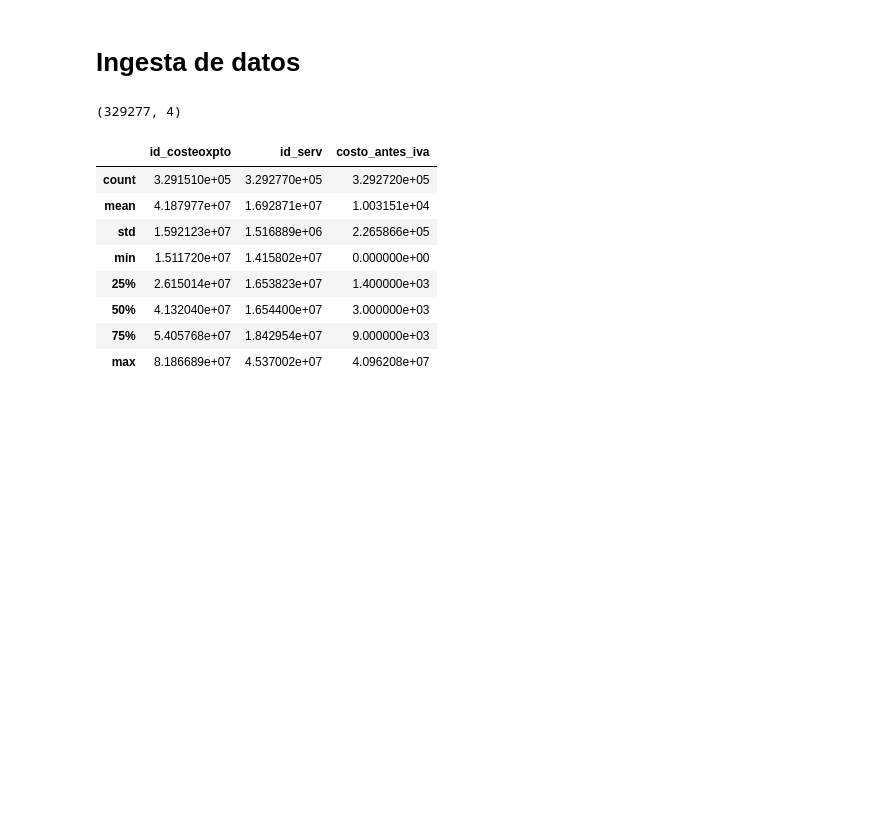
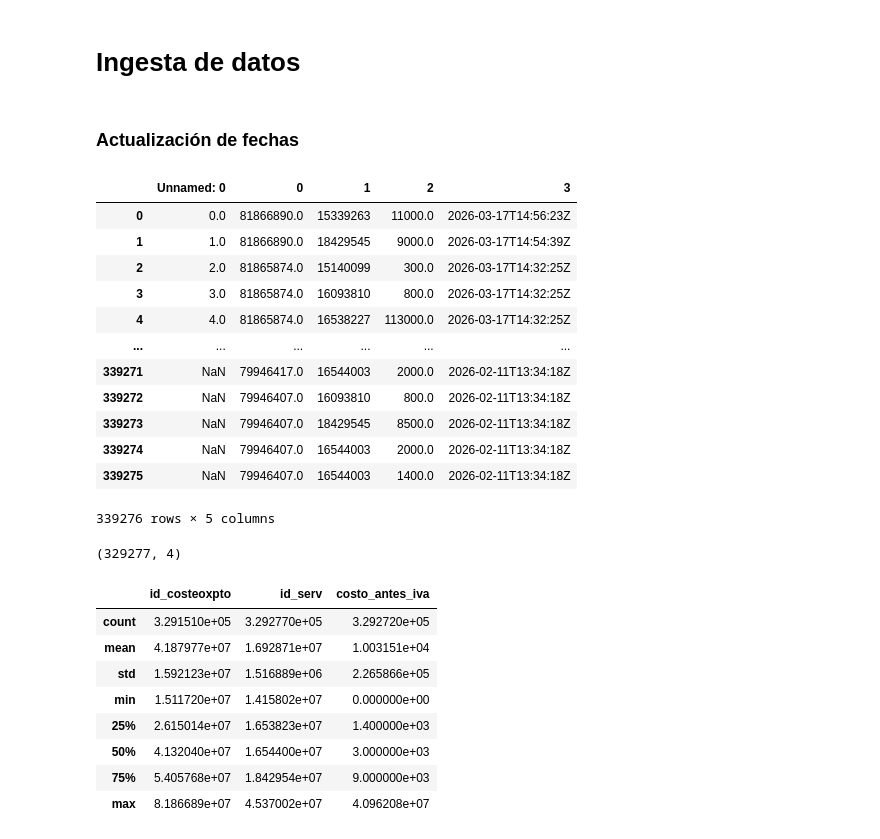
Before and after one commit to LalaSolarteW/Costo-mano-de-obra, a Jupyter notebook: data_cleaning_prov_y_clien.ipynb, the cells around one changed output. Cells and saved outputs as stored; diff of their text form; code cells hidden in the pictures; blank space fills up the shorter version.

Commit message:
actualización de fechas

```diff
--- a/data_cleaning_prov_y_clien.ipynb
+++ b/data_cleaning_prov_y_clien.ipynb
@@ -6,25 +6,60 @@ from itables import show
 # %% [markdown]
 # Ingesta de datos
 # %%
-df_costeos_serv_raw = pd.read_csv('response.csv')
+# Ponemos la ruta donde se encuentra cada uno de los archivos
+# el segundo arhcivo de cada uno de los DF refiere a la actualización de fechas
+
+df_costeos_serv_raw_1 = pd.read_csv('C:/Users/Laura/OneDrive - MOLT/Documentos/Proveedores y clientes/response.csv')
+df_costeos_serv_raw_2 = pd.read_csv('C:/Users/Laura/OneDrive - MOLT/Documentos/Proveedores y clientes/response2.csv')
+df_costeos_serv_raw = pd.concat([df_costeos_serv_raw_1, df_costeos_serv_raw_2], ignore_index=True)
 
 # mapa de servicios id
-df_servicios_id = pd.read_csv('Todos Procesos Producción.csv')
+df_servicios_id = pd.read_csv('C:/Users/Laura/OneDrive - MOLT/Documentos/Proveedores y clientes/Todos Procesos Producción.csv')
 
 # Costeos x PTO
-df_costeos_pto = pd.read_csv('Todos Costeo Producto.csv')
+df_costeos_pto1 = pd.read_csv('C:/Users/Laura/OneDrive - MOLT/Documentos/Proveedores y clientes/Todos Costeo Producto.csv')
+df_costeos_pto2 = pd.read_csv('C:/Users/Laura/OneDrive - MOLT/Documentos/Proveedores y clientes/Todos Costeo Producto (1).csv')
+df_costeos_pto = pd.concat([df_costeos_pto1, df_costeos_pto2], ignore_index=True)
+
 
 # OP detalle
-df_op_det = pd.read_csv('File.csv')
+df_op_det1 = pd.read_csv('C:/Users/Laura/OneDrive - MOLT/Documentos/Proveedores y clientes/File.csv')
+df_op_det2 = pd.read_csv('C:/Users/Laura/OneDrive - MOLT/Documentos/Proveedores y clientes/File (1).csv')
+df_op_det = pd.concat([df_op_det1, df_op_det2], ignore_index=True)
 
 # Ordenes de Servicio
-df_os = pd.read_csv('Todas OS.csv')
+df_os1 = pd.read_csv('C:/Users/Laura/OneDrive - MOLT/Documentos/Proveedores y clientes/Todas OS.csv')
+df_os2 = pd.read_csv('C:/Users/Laura/OneDrive - MOLT/Documentos/Proveedores y clientes/Todas OS (1).csv')
+df_os = pd.concat([df_os1, df_os2], ignore_index=True)
+
 
 #Comercial
-df_comercial = pd.read_csv('Todos Costeos.csv')
+df_comercial1 = pd.read_csv('C:/Users/Laura/OneDrive - MOLT/Documentos/Proveedores y clientes/Todos Costeos.csv')
+df_comercial2 = pd.read_csv('C:/Users/Laura/OneDrive - MOLT/Documentos/Proveedores y clientes/Todos Costeos (1).csv')
+df_comercial = pd.concat([df_comercial1, df_comercial2], ignore_index=True)
 
 # OP (Solo para tomar el valor total de la OP)
-df_op = pd.read_csv('Todas OP.csv')
+df_op1 = pd.read_csv('C:/Users/Laura/OneDrive - MOLT/Documentos/Proveedores y clientes/Todas OP.csv')
+df_op2 = pd.read_csv('C:/Users/Laura/OneDrive - MOLT/Documentos/Proveedores y clientes/Todas OP_1.csv')
+df_op = pd.concat([df_op1, df_op2], ignore_index=True)
+# %% [markdown]
+### Actualización de fechas
+# %%
+df_costeos_serv_raw
+# %% [output]
+|  | Unnamed: 0 | 0 | 1 | 2 | 3 |
+| 0 | 0.0 | 81866890.0 | 15339263 | 11000.0 | 2026-03-17T14:56:23Z |
+| 1 | 1.0 | 81866890.0 | 18429545 | 9000.0 | 2026-03-17T14:54:39Z |
+| 2 | 2.0 | 81865874.0 | 15140099 | 300.0 | 2026-03-17T14:32:25Z |
+| 3 | 3.0 | 81865874.0 | 16093810 | 800.0 | 2026-03-17T14:32:25Z |
+| 4 | 4.0 | 81865874.0 | 16538227 | 113000.0 | 2026-03-17T14:32:25Z |
+| ... | ... | ... | ... | ... | ... |
+| 339271 | NaN | 79946417.0 | 16544003 | 2000.0 | 2026-02-11T13:34:18Z |
+| 339272 | NaN | 79946407.0 | 16093810 | 800.0 | 2026-02-11T13:34:18Z |
+| 339273 | NaN | 79946407.0 | 18429545 | 8500.0 | 2026-02-11T13:34:18Z |
+| 339274 | NaN | 79946407.0 | 16544003 | 2000.0 | 2026-02-11T13:34:18Z |
+| 339275 | NaN | 79946407.0 | 16544003 | 1400.0 | 2026-02-11T13:34:18Z |
+339276 rows × 5 columns
 # %%
 df_costeos_serv_raw.columns
 df_costeos_serv_raw = df_costeos_serv_raw.drop('Unnamed: 0', axis=1)
```
